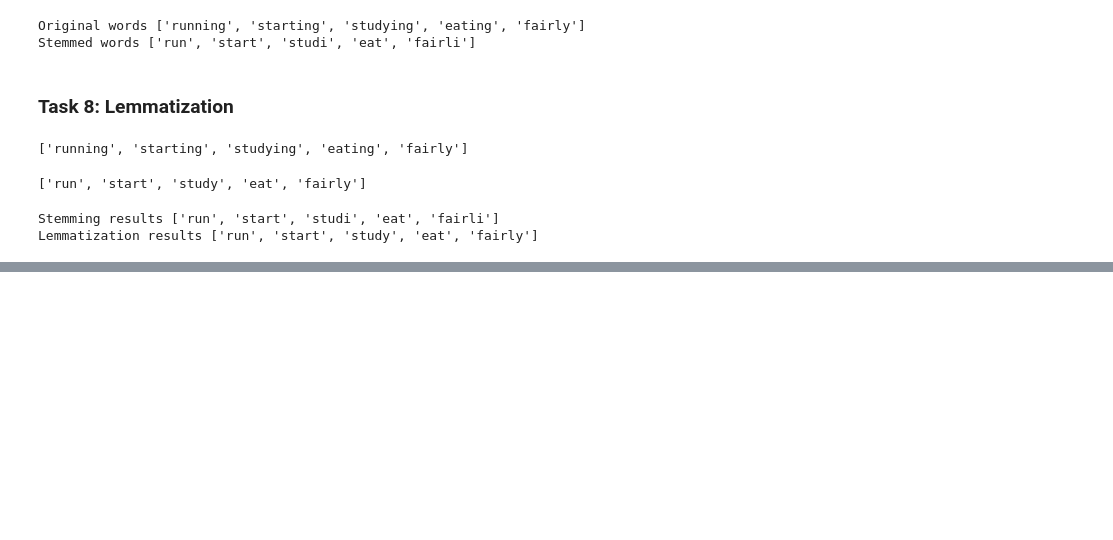
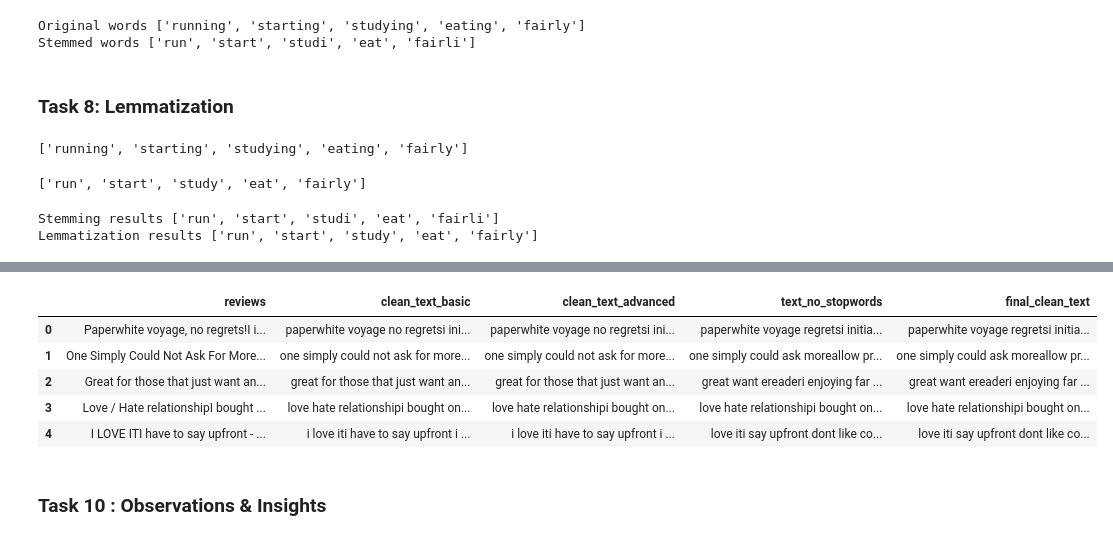
Before and after one commit to skmorwa2001-star/Assignments-GenAi, a Jupyter notebook: Task-17-GenAi/ass17.ipynb, the cells around one changed output, grey strips where cells are left out. Drawn from its saved outputs; the diff is of its cells as text; code cells hidden in the pictures; blank space fills up the shorter version.

```diff
--- a/Task-17-GenAi/ass17.ipynb
+++ b/Task-17-GenAi/ass17.ipynb
@@ -320,0 +352,39 @@ Lemmatization results ['run', 'start', 'study', 'eat', 'fairly']
+# %%
+# stopwords
+stop_words=stopwords.words('english')
+# %%
+# Lemmatization
+
+lemmatizer=WordNetLemmatizer()
+# %%
+def nlp_preprocess(text):
+
+    # 1. Lowercase
+    text=str(text).lower()
+
+    # 2. Noise Removal
+    text=re.sub(r'[^a-zA-Z\s]','',text)
+
+    # 3. tokenization
+    tokens=word_tokenize(text)
+
+    # 4. Stopword removal
+    tokens=[word for word in tokens if word not in stop_words]
+
+    # 5. Lemmatization
+    tokens = [lemmatizer.lemmatize(word) for word in tokens]
+
+    return ' '.join(tokens)
+# %%
+data['final_clean_text']=data['reviews'].apply(nlp_preprocess)
+# %%
+data.head()
+# %% [output]
+|  | reviews | clean_text_basic | clean_text_advanced | text_no_stopwords | final_clean_text |
+| 0 | Paperwhite voyage, no regrets!I i... | paperwhite voyage no regretsi ini... | paperwhite voyage no regretsi ini... | paperwhite voyage regretsi initia... | paperwhite voyage regretsi initia... |
+| 1 | One Simply Could Not Ask For More... | one simply could not ask for more... | one simply could not ask for more... | one simply could ask moreallow pr... | one simply could ask moreallow pr... |
+| 2 | Great for those that just want an... | great for those that just want an... | great for those that just want an... | great want ereaderi enjoying far ... | great want ereaderi enjoying far ... |
+| 3 | Love / Hate relationshipI bought ... | love hate relationshipi bought on... | love hate relationshipi bought on... | love hate relationshipi bought on... | love hate relationshipi bought on... |
+| 4 | I LOVE ITI have to say upfront - ... | i love iti have to say upfront i ... | i love iti have to say upfront i ... | love iti say upfront dont like co... | love iti say upfront dont like co... |
+# %% [markdown]
+### Task 10 : Observations & Insights
```
Also changed, not shown: parts of 3 cells of this notebook, 1 other file.
